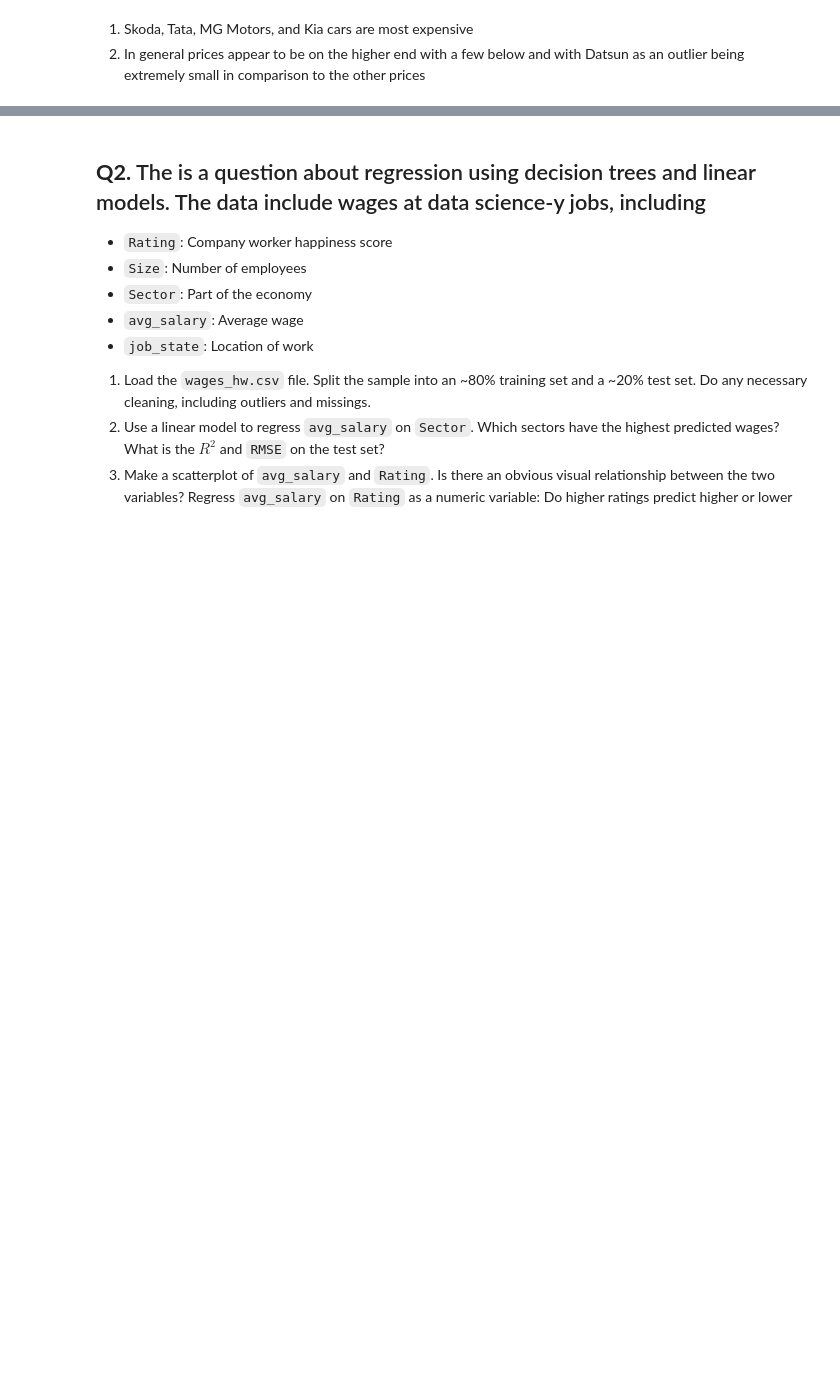
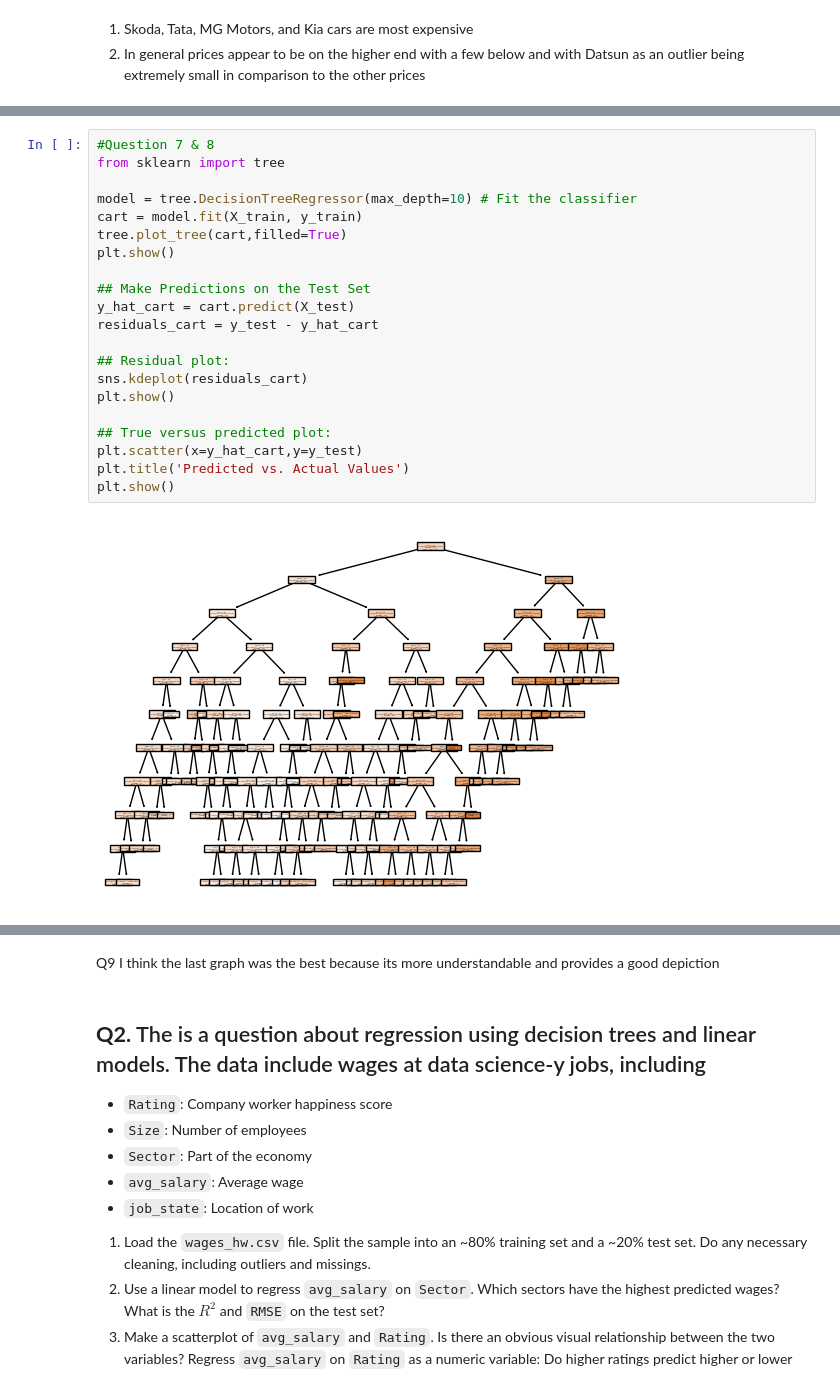
Before and after one commit to Ymy9he/assignment4, a Jupyter notebook: Copy_of_assignment4.ipynb, the cells around one changed output, grey strips where cells are left out. Drawn from its saved outputs; the diff is of its cells as text; blank space fills up the shorter version.

```diff
--- a/Copy_of_assignment4.ipynb
+++ b/Copy_of_assignment4.ipynb
@@ -173,0 +295,23 @@ ValueError: ignored
+# %%
+#Question 7 & 8
+from sklearn import tree
+
+model = tree.DecisionTreeRegressor(max_depth=10) # Fit the classifier
+cart = model.fit(X_train, y_train)
+tree.plot_tree(cart,filled=True)
+plt.show()
+
+## Make Predictions on the Test Set
+y_hat_cart = cart.predict(X_test)
+residuals_cart = y_test - y_hat_cart
+
+## Residual plot:
+sns.kdeplot(residuals_cart)
+plt.show()
+
+## True versus predicted plot:
+plt.scatter(x=y_hat_cart,y=y_test)
+plt.title('Predicted vs. Actual Values')
+plt.show()
+# %% [output]
+[figure, added]
@@ -174,3 +320,5 @@ ValueError: ignored
+# %% [markdown]
+Q9 I think the last graph was the best because its more understandable and provides a good depiction
 # %% [markdown]
 ## **Q2.** The is a question about regression using decision trees and linear models. The data include wages at data science-y jobs, including
 
```
Also changed, not shown: parts of 18 cells of this notebook.
